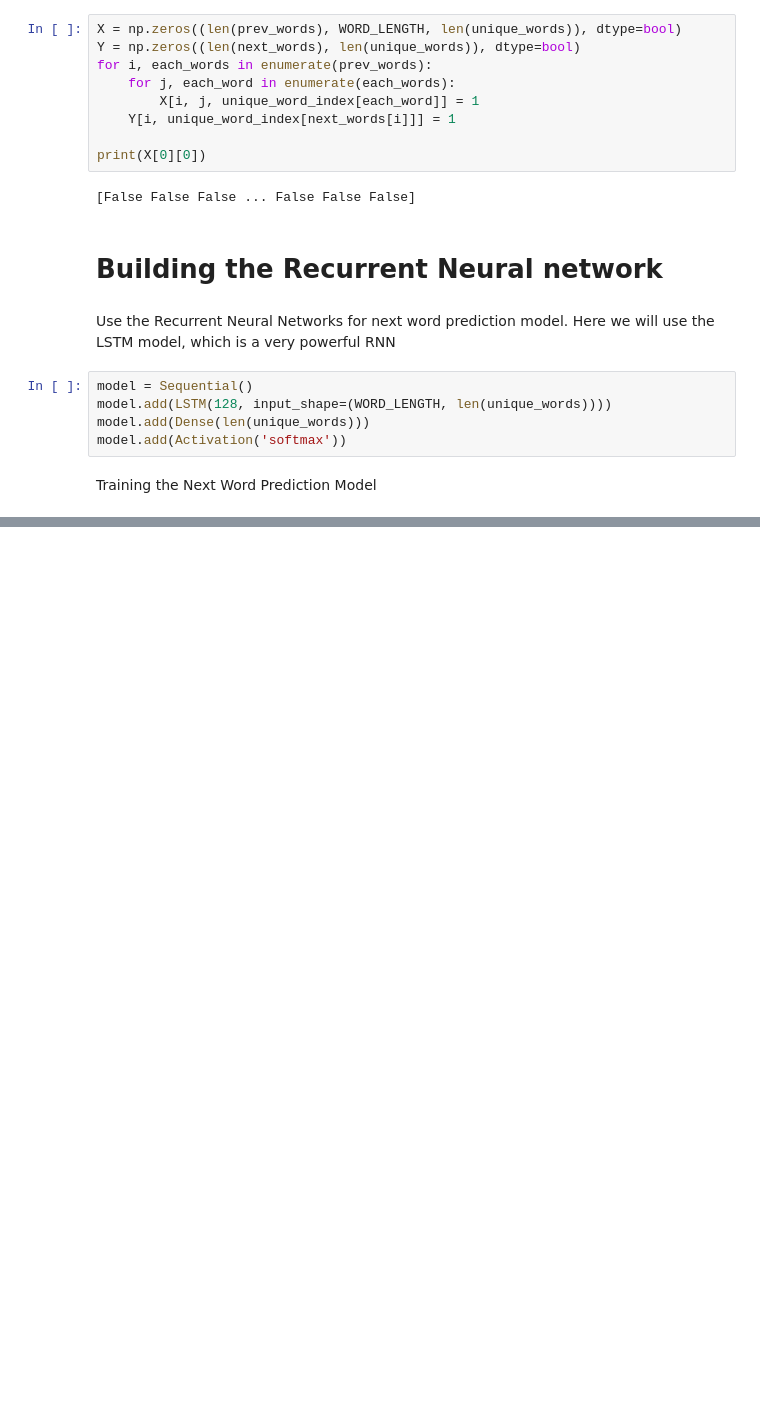
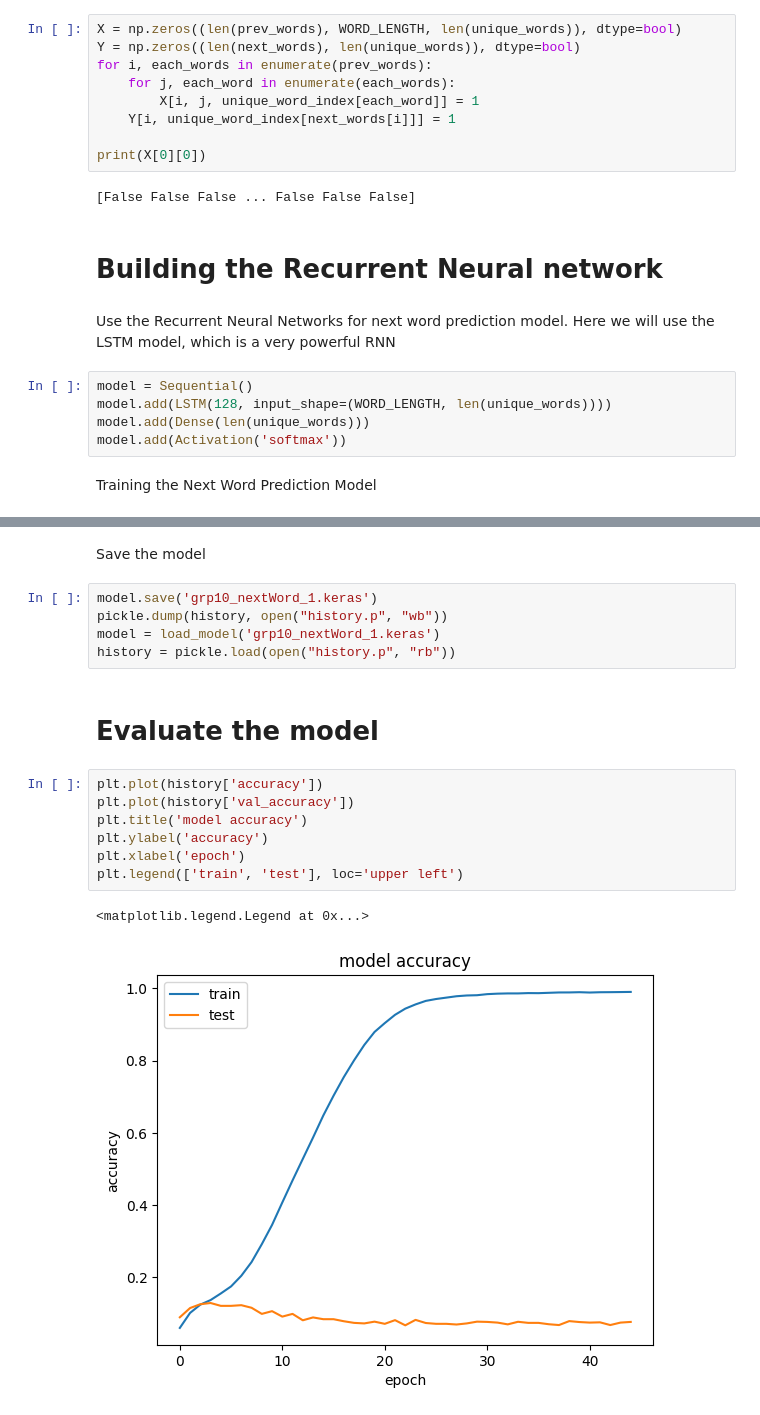
Before and after one commit to vinodgaitonde/Capstone_Group10, a Jupyter notebook: WordPredit.ipynb, the cells around one changed output, grey strips where cells are left out. Cells and saved outputs as stored; diff of their text form; blank space fills up the shorter version.

Commit message:
Saved model with 45 epochs

```diff
--- a/WordPredit.ipynb
+++ b/WordPredit.ipynb
@@ -92,0 +111,19 @@ history = model.fit(X, Y, validation_split=0.05, batch_size=128, epochs=45, shuf
+# %% [markdown]
+Save the model
+# %%
+model.save('grp10_nextWord_1.keras')
+pickle.dump(history, open("history.p", "wb"))
+model = load_model('grp10_nextWord_1.keras')
+history = pickle.load(open("history.p", "rb"))
+# %% [markdown]
+# Evaluate the model
+# %%
+plt.plot(history['accuracy'])
+plt.plot(history['val_accuracy'])
+plt.title('model accuracy')
+plt.ylabel('accuracy')
+plt.xlabel('epoch')
+plt.legend(['train', 'test'], loc='upper left')
+# %% [output]
+<matplotlib.legend.Legend at 0x...>
+[figure, added]
```
Also changed, not shown: parts of 13 cells of this notebook.
